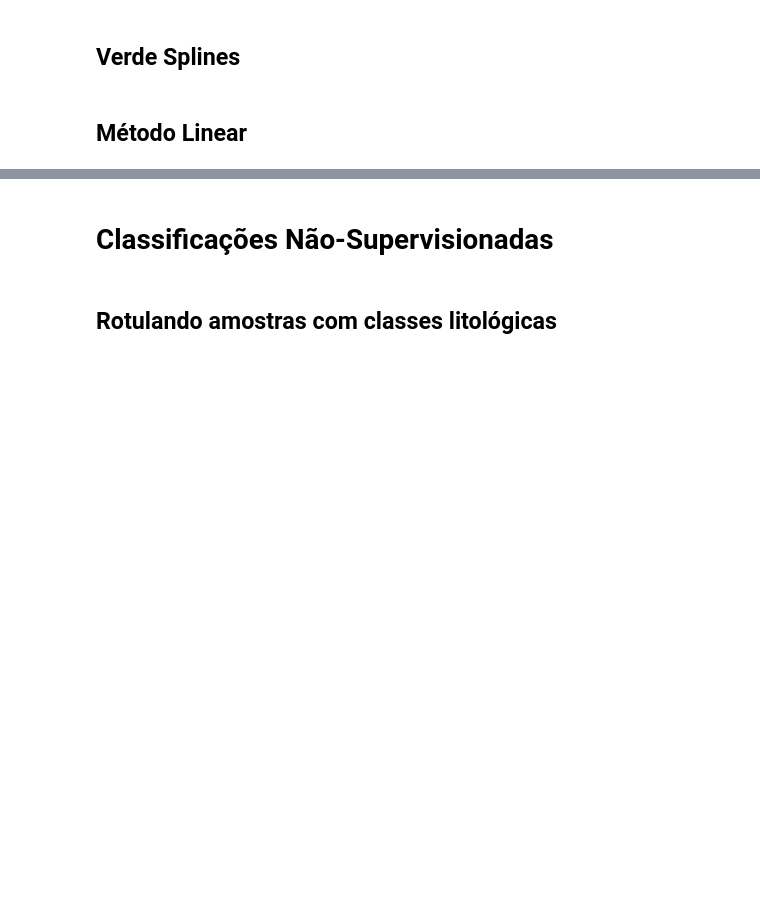
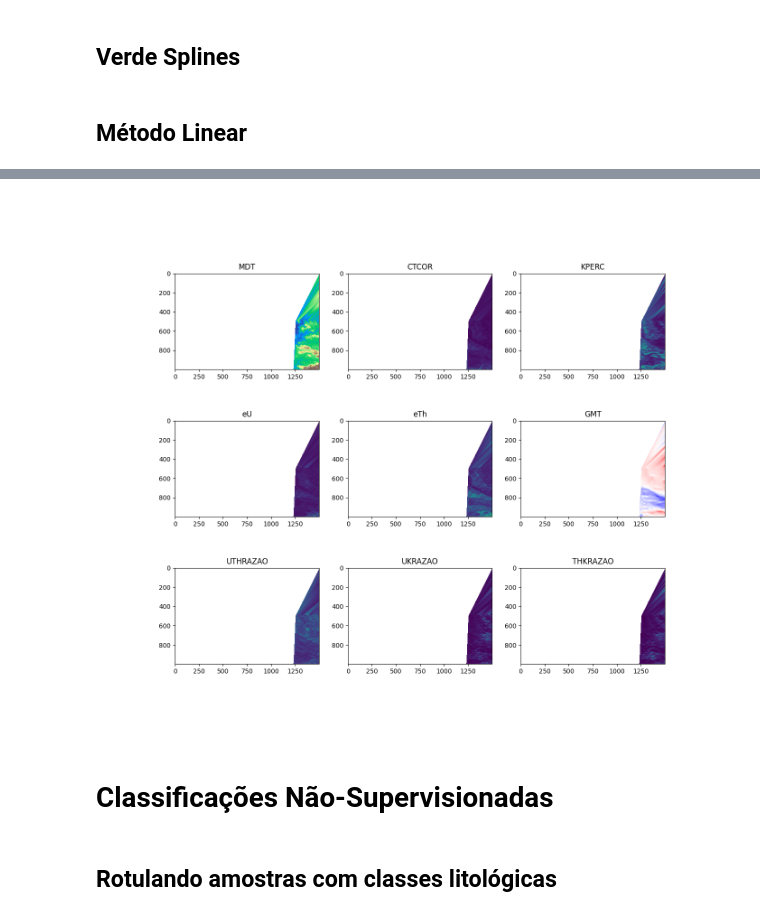
Before and after one commit to Gabriel-Goes/mapeamento_litologico_preditivo, a Jupyter notebook: projeto.ipynb, the cells around one changed output, grey strips where cells are left out. Drawn from its saved outputs; the diff is of its cells as text; code cells hidden in the pictures; blank space fills up the shorter version.

```diff
--- a/projeto.ipynb
+++ b/projeto.ipynb
@@ -223,19 +418,21 @@ ds_a
 # %%
-fig, axes = plt.subplots(4,3,figsize=(36,31))
+fig, axes = plt.subplots(3,3,figsize=(14,12))
 list_data = list(ds_a.keys())
 for i,ax in enumerate(axes.flatten()):
 
     if i < len(list_data):
         if list_data[i] == 'GMT':
             ax.imshow(ds_a[list_data[i]],cmap='bwr')
             ax.set(title=ds_a[list_data[i]].name)
         elif list_data[i]=='MDT':
             ax.imshow(ds_a[list_data[i]],cmap='terrain')
             ax.set(title=ds_a[list_data[i]].name)
 
         else:
             ax.imshow(ds_a[list_data[i]])
             ax.set(title=ds_a[list_data[i]].name)
+# %% [output]
+[figure, added]
 # %% [markdown]
 # Classificações Não-Supervisionadas
 # %% [markdown]
```
Also changed, not shown: parts of 42 cells of this notebook, 5 other files.
